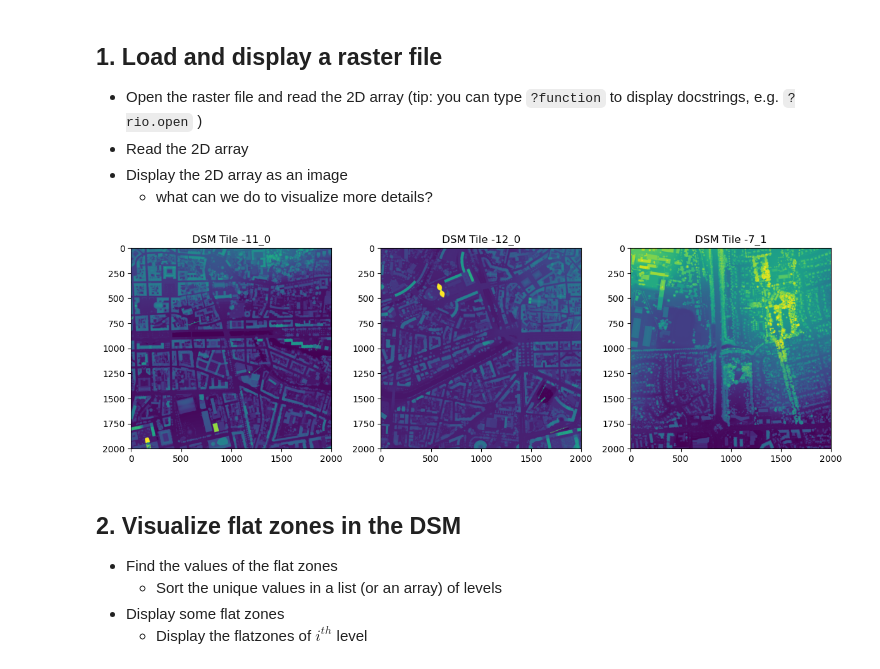
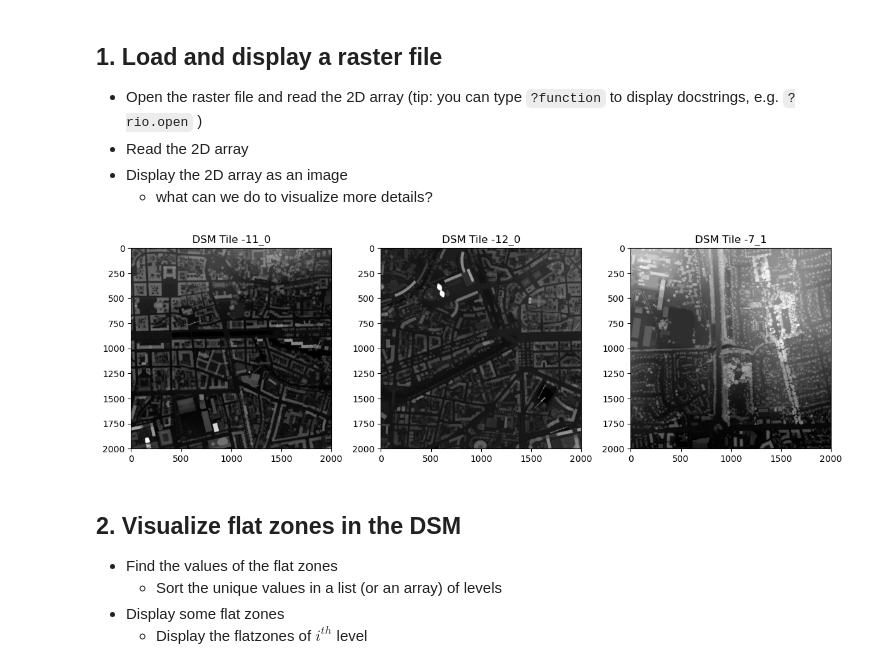
Before and after one commit to Ethel-Ogallo/UBS_ERSIP, a Jupyter notebook: Final Project/Activity_1/2 - Load and display LiDAR raster.ipynb, the cells around one changed output. Cells and saved outputs as stored; diff of their text form; code cells hidden in the pictures.

```diff
--- a/Final Project/Activity_1/2 - Load and display LiDAR raster.ipynb
+++ b/Final Project/Activity_1/2 - Load and display LiDAR raster.ipynb
@@ -24,28 +24,27 @@ list(data_dir.glob('*.tif'))
 # %%
 array1 = rio.open(data_dir / 'dsm_vox_50cm_tile_-11_0.tif').read(1)
 array2 = rio.open(data_dir / 'dsm_vox_50cm_tile_-12_0.tif') .read(1)
 array3 = rio.open(data_dir / 'dsm_vox_50cm_tile_-7_1.tif').read(1)
 
 # plot alltogether
 plt.figure(figsize=(12, 6))
 
 plt.subplot(1,3,1)
-plt.imshow(array1)
+plt.imshow(array1, cmap='gray')
 plt.title('DSM Tile -11_0')
 
 plt.subplot(1,3,2)
-plt.imshow(array2)
+plt.imshow(array2, cmap='gray')
 plt.title('DSM Tile -12_0')
 
 plt.subplot(1,3,3)
-plt.imshow(array3)
+plt.imshow(array3, cmap='gray')
 plt.title('DSM Tile -7_1')
 
 plt.tight_layout()
-# plt.colorbar()
 plt.show()
 # %% [output]
-[figure, old version]
+[figure, new version]
 # %% [markdown]
 ## 2. Visualize flat zones in the DSM
 
```
Also changed, not shown: parts of 2 cells of this notebook, 2 other files.
